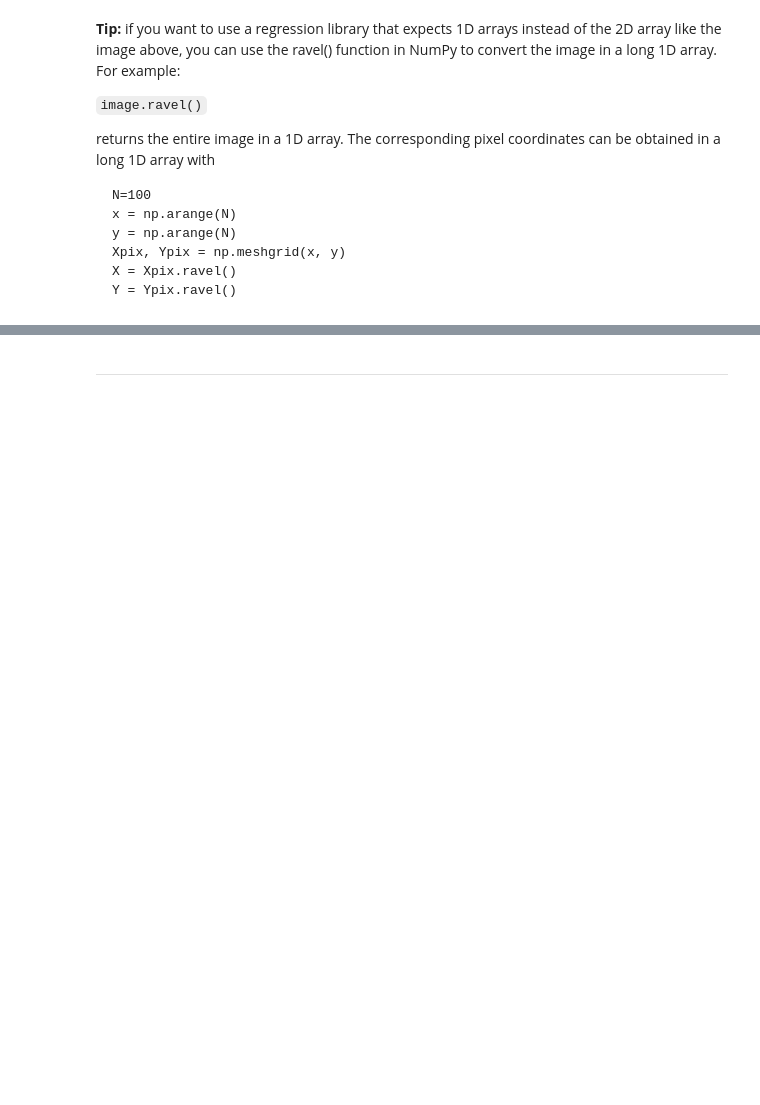
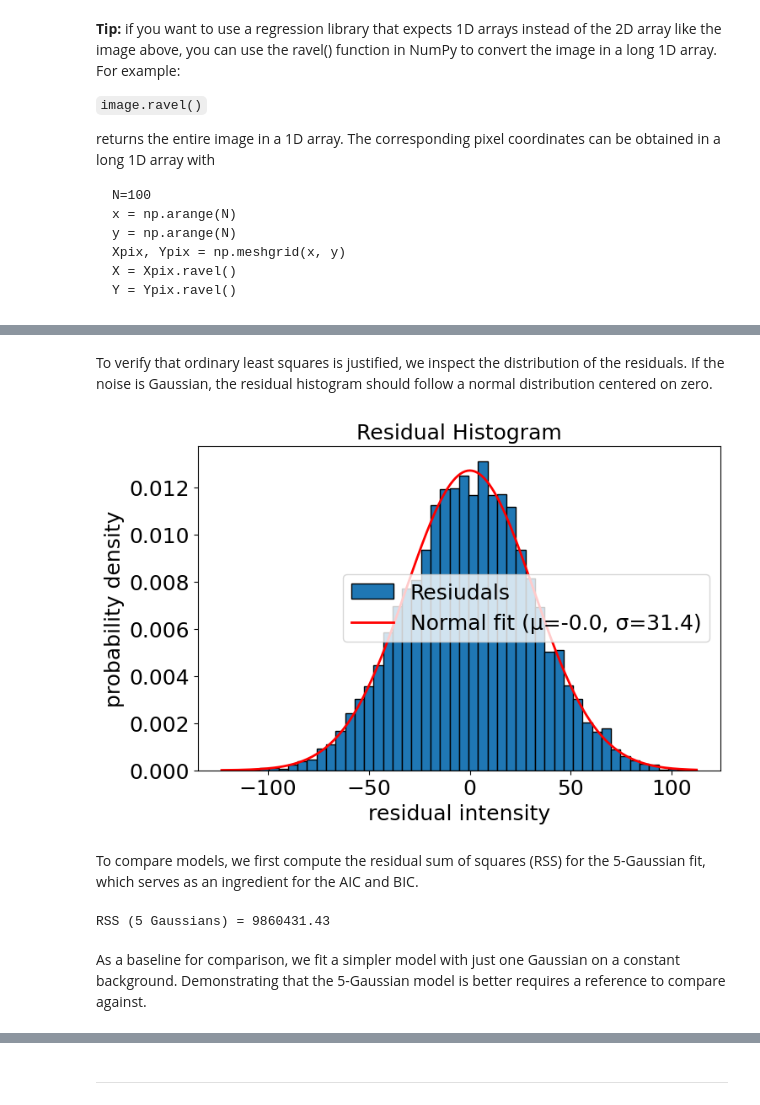
Before and after one commit to aapnegara/data-analysis-homework, a Jupyter notebook: HomeworkAssignment3_AAgungPrawiraNegara_NandVanDeun.ipynb, the cells around one changed output, grey strips where cells are left out. Saved outputs shown, nothing was run; the diff lists cells and outputs as text; code cells hidden in the pictures; blank space fills up the shorter version.

```diff
--- a/HomeworkAssignment3_AAgungPrawiraNegara_NandVanDeun.ipynb
+++ b/HomeworkAssignment3_AAgungPrawiraNegara_NandVanDeun.ipynb
@@ -82,0 +277,35 @@ Y = Ypix.ravel()
+# %% [markdown]
+To verify that ordinary least squares is justified, we inspect the
+distribution of the residuals. If the noise is Gaussian, the residual
+histogram should follow a normal distribution centered on zero.
+# %%
+from scipy.stats import norm
+residuals = image.ravel() - Z_fit.ravel()
+fig, ax = plt.subplots(figsize=(8,5))
+ax.hist(residuals, bins=50, edgecolor = 'black',
+       density=True, label="Resiudals")
+
+#fit gaussian to the residuals and overlay it
+mu, std = norm.fit(residuals)
+x_range = np.linspace(residuals.min(), residuals.max(), 200)
+ax.plot(x_range, norm.pdf(x_range, mu, std), 'r-', lw=2, label=f'Normal fit (μ={mu:.1f}, σ={std:.1f})')
+
+ax.set_xlabel("residual intensity")
+ax.set_ylabel("probability density")
+ax.set_title("Residual Histogram")
+plt.legend()
+plt.show()
+# %% [output]
+[figure, added]
+# %% [markdown]
+To compare models, we first compute the residual sum of squares (RSS)
+for the 5-Gaussian fit, which serves as an ingredient for the AIC and BIC.
+# %%
+RSS_5g = np.sum(residuals**2)
+print(f"RSS (5 Gaussians) = {RSS_5g:.2f}")
+# %% [output]
+RSS (5 Gaussians) = 9860431.43
+# %% [markdown]
+As a baseline for comparison, we fit a simpler model with just one
+Gaussian on a constant background. Demonstrating that the 5-Gaussian
+model is better requires a reference to compare against.
```
Also changed, not shown: parts of 48 cells of this notebook, 1 other file.
